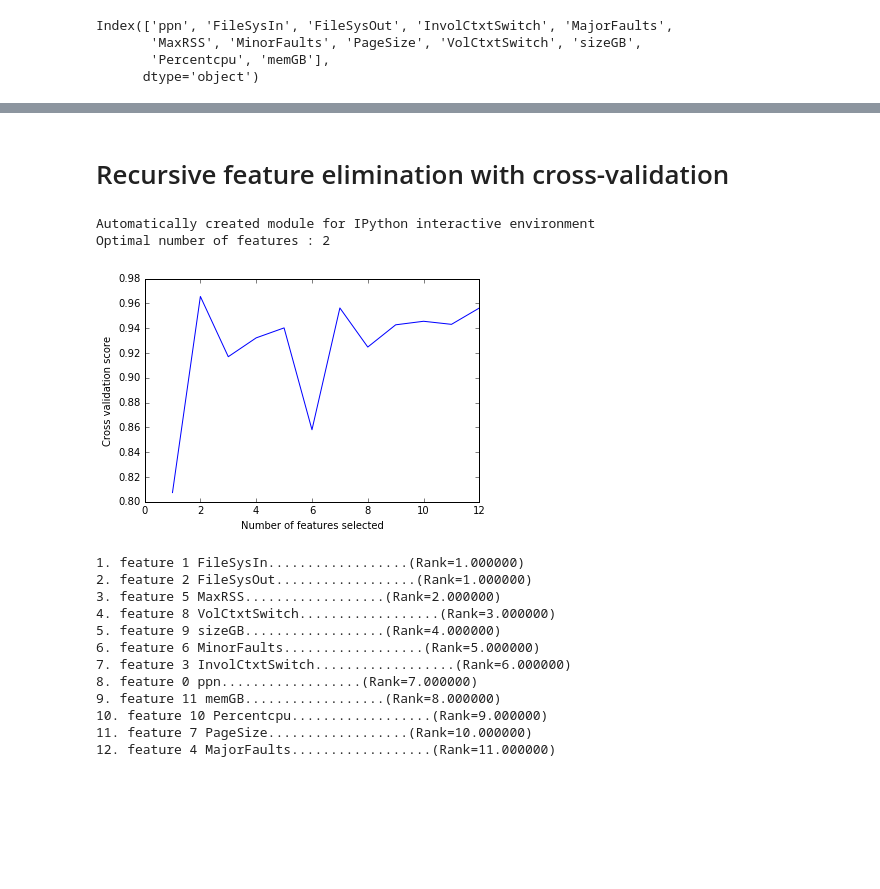
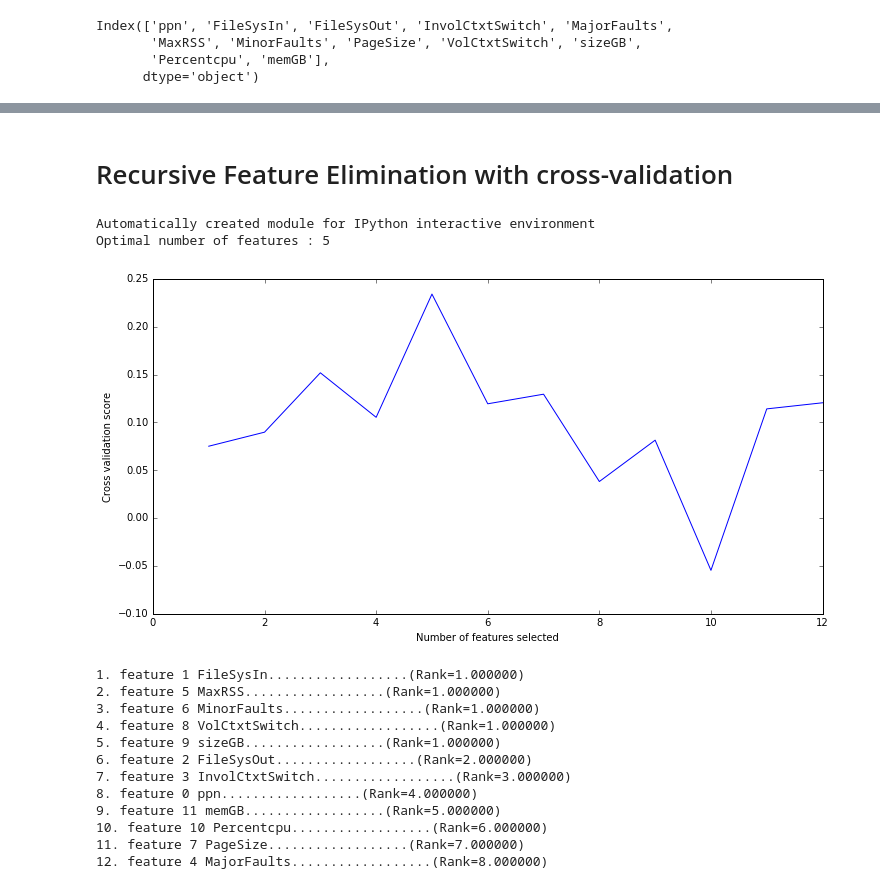
Before and after one commit to words-sdsc/IPPD, a Jupyter notebook: ProfilingData/22July Analysis-ModelTraining (T=Y_time) Rank features (++ppn and ++seqlen).ipynb, the cells around one changed output, grey strips where cells are left out. Drawn from its saved outputs; the diff is of its cells as text; code cells hidden in the pictures; blank space fills up the shorter version.

```diff
--- a/ProfilingData/22July Analysis-ModelTraining (T=Y_time) Rank features (++ppn and ++seqlen).ipynb
+++ b/ProfilingData/22July Analysis-ModelTraining (T=Y_time) Rank features (++ppn and ++seqlen).ipynb
@@ -7,7 +7,7 @@
 
 import pandas as pd
 # %%
-df = pd.read_csv("testing.csv", sep=",") #data from 22July2016
+df = pd.read_csv("testing_22July.csv", sep=",") #data from 22July2016
 # copy the 'dup' folder to ~/ProfilingData/.
 # remove *Output* files
 # run "python extract.py dup/" to generate testing.csv
@@ -249,29 +274,29 @@ Index(['ppn', 'FileSysIn', 'FileSysOut', 'InvolCtxtSwitch', 'MajorFaults',
 # %% [markdown]
-# Recursive feature elimination with cross-validation
+# Recursive Feature Elimination with cross-validation
 # %%
 print(__doc__)
 
 import matplotlib.pyplot as plt
 from sklearn.svm import SVC
 from sklearn.cross_validation import StratifiedKFold
 from sklearn.feature_selection import RFECV
 from sklearn.datasets import make_classification
 
 rfecv = RFECV(model, step=1, cv=10)
 rfecv.fit(X, y)
 
 print("Optimal number of features : %d" % rfecv.n_features_)
 
 # Plot number of features VS. cross-validation scores
-plt.figure()
+plt.figure(figsize=(12, 6))
 plt.xlabel("Number of features selected")
 plt.ylabel("Cross validation score")
 plt.plot(range(1, len(rfecv.grid_scores_) + 1), rfecv.grid_scores_)
 plt.show()
 # %% [output]
 Automatically created module for IPython interactive environment
-Optimal number of features : 2
+Optimal number of features : 5
-[figure, old version]
+[figure, new version]
 # %%
 # [0'ppn','FileSysIn','FileSysOut','InvolCtxtSwitch', 'MajorFaults',5'MaxRSS',
 # 6'MinorFaults', 'PageSize', 'VolCtxtSwitch','sizeGB','Percentcpu','memGB']
@@ -284,14 +309,14 @@ for f in range(X.shape[1]):
           (f+1, indice[f], X.columns.values[indice[f]], importance[indice[f]]))
 # %% [output]
 1. feature 1 FileSysIn..................(Rank=1.000000)
-2. feature 2 FileSysOut..................(Rank=1.000000)
-3. feature 5 MaxRSS..................(Rank=2.000000)
-4. feature 8 VolCtxtSwitch..................(Rank=3.000000)
-5. feature 9 sizeGB..................(Rank=4.000000)
-6. feature 6 MinorFaults..................(Rank=5.000000)
-7. feature 3 InvolCtxtSwitch..................(Rank=6.000000)
-8. feature 0 ppn..................(Rank=7.000000)
-9. feature 11 memGB..................(Rank=8.000000)
-10. feature 10 Percentcpu..................(Rank=9.000000)
-11. feature 7 PageSize..................(Rank=10.000000)
-12. feature 4 MajorFaults..................(Rank=11.000000)
+2. feature 5 MaxRSS..................(Rank=1.000000)
+3. feature 6 MinorFaults..................(Rank=1.000000)
+4. feature 8 VolCtxtSwitch..................(Rank=1.000000)
+5. feature 9 sizeGB..................(Rank=1.000000)
+6. feature 2 FileSysOut..................(Rank=2.000000)
+7. feature 3 InvolCtxtSwitch..................(Rank=3.000000)
+8. feature 0 ppn..................(Rank=4.000000)
+9. feature 11 memGB..................(Rank=5.000000)
+10. feature 10 Percentcpu..................(Rank=6.000000)
+11. feature 7 PageSize..................(Rank=7.000000)
+12. feature 4 MajorFaults..................(Rank=8.000000)
```
Also changed, not shown: parts of 14 cells of this notebook, 2 other files.
